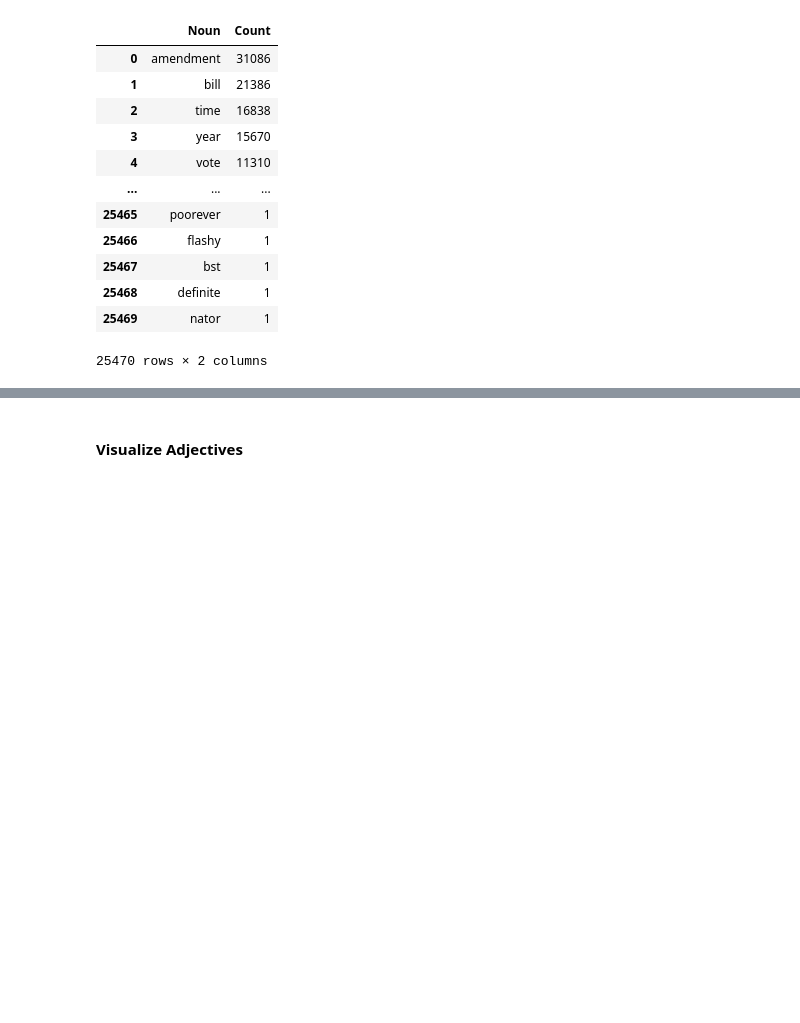
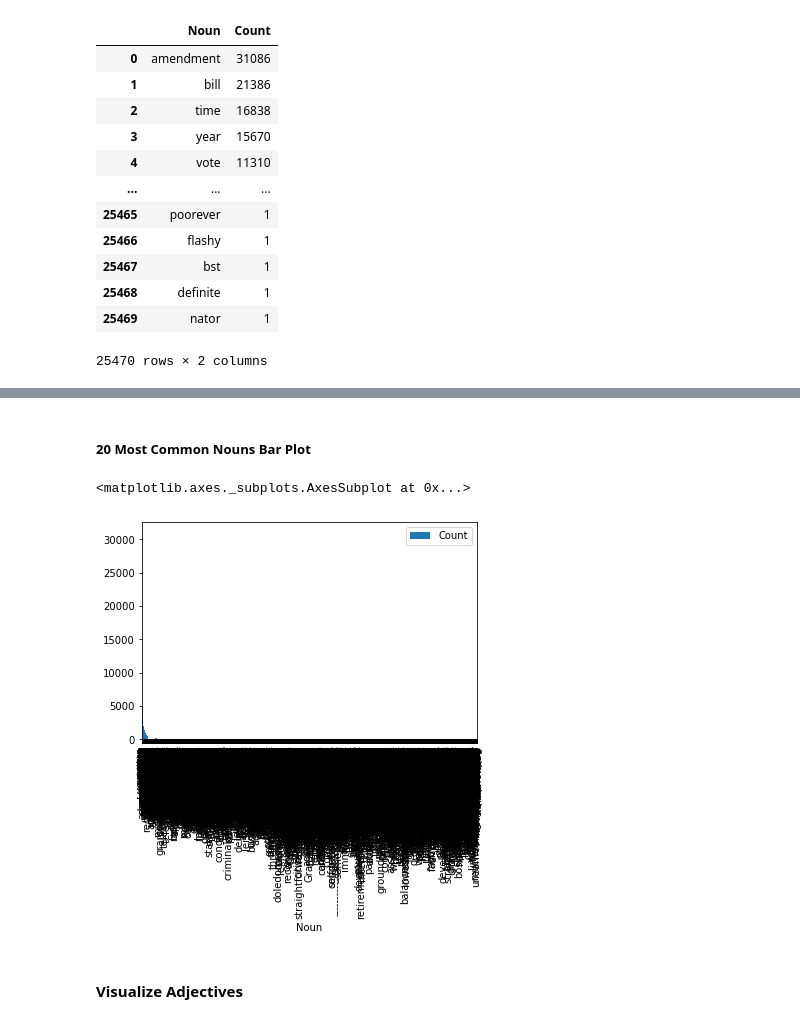
Before and after one commit to asumpon/edgar-challenge-4, a Jupyter notebook: ProblemSetPartsOfSpeech.ipynb, the cells around one changed output, grey strips where cells are left out. Saved outputs shown, nothing was run; the diff lists cells and outputs as text; code cells hidden in the pictures; blank space fills up the shorter version.

Commit message:
added bar plots

```diff
--- a/ProblemSetPartsOfSpeech.ipynb
+++ b/ProblemSetPartsOfSpeech.ipynb
@@ -486,3 +488,10 @@ plt.show()
+# %% [markdown]
+##### 20 Most Common Nouns Bar Plot
+# %%
+nounDF.plot.bar(x='Noun',y='Count')
+# %% [output]
+<matplotlib.axes._subplots.AxesSubplot at 0x...>
+[figure, added]
 # %% [markdown]
 #### Visualize Adjectives
 # %%
```
Also changed, not shown: parts of 12 cells of this notebook, 1 other file.
